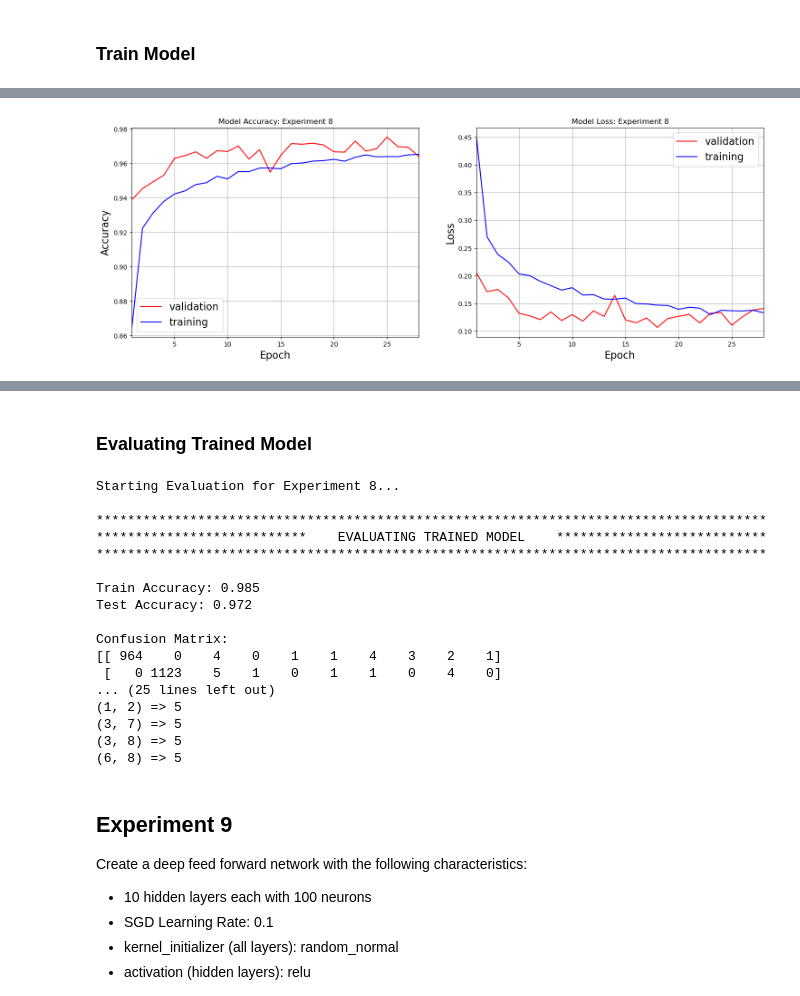
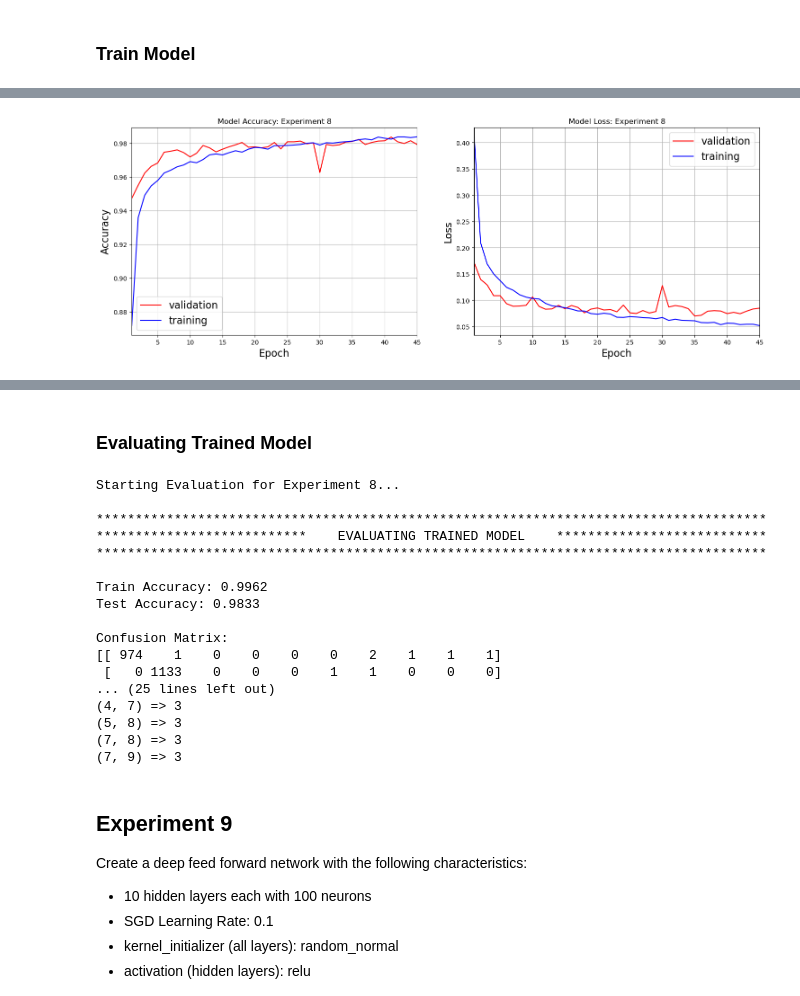
Before and after one commit to zmswanson/ecen878_mlp_classifiers, a Jupyter notebook: swanson_assignment3a.ipynb, the cells around one changed output, grey strips where cells are left out. Saved outputs shown, nothing was run; the diff lists cells and outputs as text; code cells hidden in the pictures.

```diff
--- a/swanson_assignment3a.ipynb
+++ b/swanson_assignment3a.ipynb
@@ -225,7 +225,7 @@ early_stopping = tf.keras.callbacks.EarlyStopping(
     restore_best_weights=True
 )
 # %%
-def training_wrapper(ex_num, model, n_epochs, x_train, y_train, x_val, y_val, early_stop_cb):
+def training_wrapper(ex_num, model, n_epochs, batch_size, x_train, y_train, x_val, y_val, cbs=[]):
     print(f"Starting Experiment {ex_num}...")
     print()
     print("**************************************************************************************")
@@ -235,8 +235,9 @@ def training_wrapper(ex_num, model, n_epochs, x_train, y_train, x_val, y_val, ea
         x_train,
         y_train,
         epochs=n_epochs,
+        batch_size=batch_size,
         validation_data=(x_val, y_val),
-        callbacks=[early_stop_cb]
+        callbacks=cbs
     )
 
     print()
@@ -1171,11 +1179,12 @@ model_ex8, history_ex8 = training_wrapper(
     ex_num=8,
     model=model_ex8,
     n_epochs=50,
+    batch_size=64,
     x_train=x_train,
     y_train=y_train,
     x_val=x_val,
     y_val=y_val,
-    early_stop_cb=early_stopping
+    cbs=[early_stopping]
 )
 # %% [output]
 Starting Experiment 8...
@@ -1194,6 +1203,6 @@ Epoch 4/50
 
 ***************************************************************************************
 ******************************    EVALUATING TRAINING    ******************************
 ***************************************************************************************
-[figure, old version]
+[figure, new version]
 CPU times: total: 18min 23s
@@ -1218,17 +1227,17 @@ Starting Evaluation for Experiment 8...
 ***************************    EVALUATING TRAINED MODEL    ***************************
 **************************************************************************************
 
-Train Accuracy: 0.985
-Test Accuracy: 0.972
+Train Accuracy: 0.9962
+Test Accuracy: 0.9833
 
 Confusion Matrix:
-[[ 964    0    4    0    1    1    4    3    2    1]
- [   0 1123    5    1    0    1    1    0    4    0]
+[[ 974    1    0    0    0    0    2    1    1    1]
+ [   0 1133    0    0    0    1    1    0    0    0]
 ... (25 lines left out)
-(1, 2) => 5
-(3, 7) => 5
-(3, 8) => 5
-(6, 8) => 5
+(4, 7) => 3
+(5, 8) => 3
+(7, 8) => 3
+(7, 9) => 3
 # %% [markdown]
 ## Experiment 9
 Create a deep feed forward network with the following characteristics:
```
Also changed, not shown: parts of 73 cells of this notebook.
